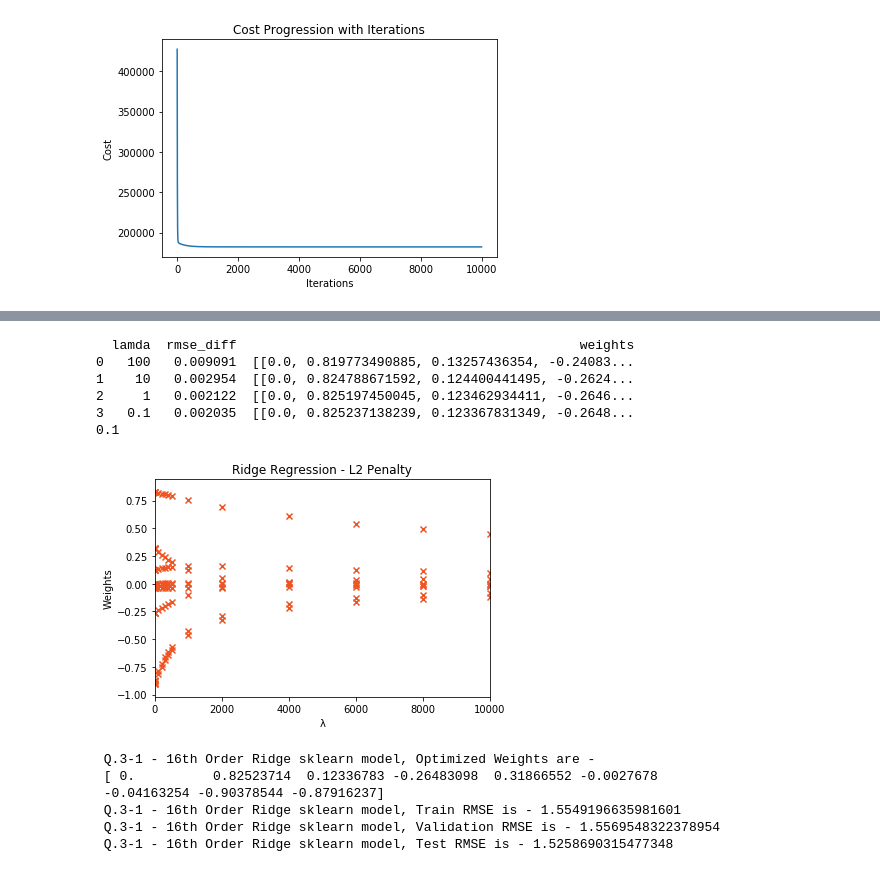
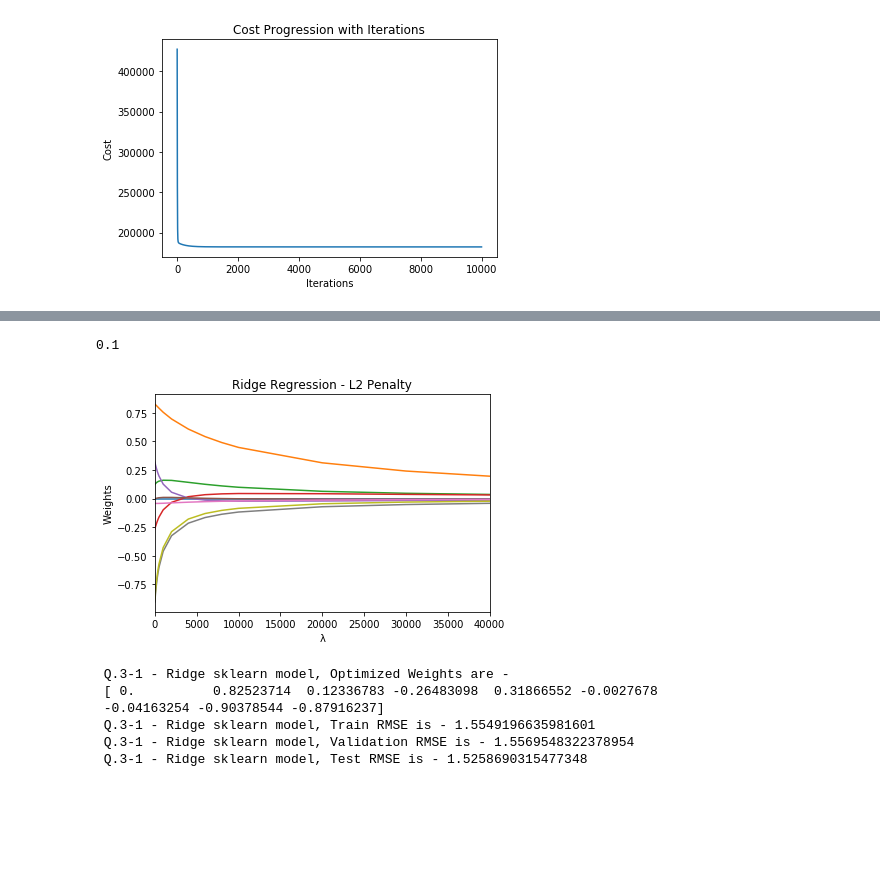
Before and after one commit to MeenakshiParyani/Polynomial-Regression, a Jupyter notebook: Polynomial-Regression.ipynb, the cells around one changed output, grey strips where cells are left out. Drawn from its saved outputs; the diff is of its cells as text; code cells hidden in the pictures; blank space fills up the shorter version.

```diff
--- a/Polynomial-Regression.ipynb
+++ b/Polynomial-Regression.ipynb
@@ -419,5 +421,14 @@ plotCostHistory(costsTrain)
  Q.2-4 - 16th Order Polynomial Regression, Train RMSE is - 182186.96772281028
  Q.2-4 - 16th Order Polynomial Regression, Test RMSE is - 187160.48006343946
 [figure]
+# %%
+def plotWeightsWithL2Penalty(x, y, title, xlimit):
+    plt.ylabel('Weights');
+    plt.xlabel('λ');
+    plt.title(title)
+    ax = plt.gca()
+    ax.plot(x, y)
+    plt.xlim( (0, xlimit) )
+    plt.show()
 # %%
 # Q.2-5 16th Order Ridge Polynomal Regression with Test, Train and Validation data
@@ -496,24 +495,24 @@ plotCostHistory(costsTrain)
 df = data2;
 X_train, X_val, X_test, y_train, y_val, y_test = split_data_test_train_val(df[['sqft_living']], df[['price']])
 
-lamdas = [10000, 8000, 6000, 4000, 2000, 1000, 500, 400, 300, 200, 100, 10, 1, 0.1 ]
+lamdas =  [10000, 9000, 8000, 7000, 6000, 5000, 4000, 3000, 2000, 1000, 500, 400, 300, 200, 100, 10, 1, 0.1 ]
 betas = []
 scores = pd.DataFrame(columns=['lamda','rmse_diff', 'weights'])
 i=0
 for l in lamdas:
     XTrain, YTrain, betaTrain, rmseTrain = sklearn_ridge_polynomial_regression(pd.concat([X_train, y_train], axis=1), 16, 'sqft_living', 'price', True, l, False, '')
-    betas.append(betaTrain)
+    betas.append(betaTrain.ravel())
     XVal, YVal, betaVal, rmseVal = sklearn_ridge_polynomial_regression(pd.concat([X_val, y_val], axis=1), 16, 'sqft_living', 'price', True, l, False, '')
-    if(l <=100):
+    if(l <=100 and l>=0.1):
         scores.loc[i] = pd.Series({'lamda':l, 'rmse_diff':abs(rmseTrain-rmseVal), 'weights' : betaTrain})
         i=i+1
 least_rmse_comb = scores['rmse_diff'].idxmin()
-print(scores)
+#print(scores)
 lam = scores.iloc[[least_rmse_comb]]['lamda'][least_rmse_comb]
-print(lam)
+#print(lam)
 XTrain, YTrain, betaTrain, rmseTrain = sklearn_ridge_polynomial_regression(pd.concat([X_train, y_train], axis=1), 16, 'sqft_living', 'price', True, lam, True, ' Train Data')
 XVal, YVal, betaVal, rmseVal = sklearn_ridge_polynomial_regression(pd.concat([X_val, y_val], axis=1), 16, 'sqft_living', 'price', True, lam, True, ' Validation data')
-plotWeightsWithL2Penalty(lamdas, betas, 'Ridge Regression - L2 Penalty', 10000)
+plotWeightsWithL2Penalty(lamdas,betas, 'Ridge Regression - L2 Penalty', 10000)
 
 dfTest = pd.concat([X_test, y_test], axis=1)
 dfTest = generatePolynomialInput(dfTest, 16, 'sqft_living')
@@ -548,21 +541,21 @@ print(" Q.2-6 - 16th Order Ridge sklearn model, " + colored('Test RMSE is - ' +
 df = data2;
 X_train, X_val, X_test, y_train, y_val, y_test = split_data_test_train_val(df[['sqft_living']], df[['price']])
 
-lamdas = [10000, 8000, 6000, 4000, 2000, 1000, 500, 400, 300, 200, 100, 10, 1, 0.1 ]
+lamdas = [10000, 9000, 8000, 7000, 6000, 5000, 4000, 3000, 2000, 1000, 500, 400, 300, 200, 100, 10, 1, 0.1 ]
 betas = []
 scores = pd.DataFrame(columns=['lamda','rmse_diff', 'weights'])
 i=0
 for l in lamdas:
     XTrain, YTrain, betaTrain, rmseTrain = sklearn_lasso_polynomial_regression(pd.concat([X_train, y_train], axis=1), 16, 'sqft_living', 'price', True, l, False, '')
-    betas.append(betaTrain)
+    betas.append(np.asarray(betaTrain).ravel())
     XVal, YVal, betaVal, rmseVal = sklearn_lasso_polynomial_regression(pd.concat([X_val, y_val], axis=1), 16, 'sqft_living', 'price', True, l, False, '')
     if(l <=100):
         scores.loc[i] = pd.Series({'lamda':l, 'rmse_diff':abs(rmseTrain-rmseVal), 'weights' : betaTrain})
         i=i+1
 least_rmse_comb = scores['rmse_diff'].idxmin()
 lam = scores.iloc[[least_rmse_comb]]['lamda'][least_rmse_comb]
-print(lam)
-print(scores)
+#print(lam)
+#print(scores)
 XTrain, YTrain, betaTrain, rmseTrain = sklearn_lasso_polynomial_regression(pd.concat([X_train, y_train], axis=1),
                                                     16, 'sqft_living', 'price', True, lam, True, ' Train Data')
 XVal, YVal, betaVal, rmseVal = sklearn_lasso_polynomial_regression(pd.concat([X_val, y_val], axis=1),
@@ -611,45 +598,40 @@ X_train, X_val, X_test, y_train, y_val, y_test = split_data_test_train_val(dfX,
 # %%
 # Q. 3-1 Multi Variate Ridge Regression SK learn - L2 Penalty
 X_train, X_val, X_test, y_train, y_val, y_test = split_data_test_train_val(dfX, dfY)
-lamdas = [10000, 8000, 6000, 4000, 2000, 1000, 500, 400, 300, 200, 100, 10, 1, 0.1 ]
+lamdas = [40000, 30000, 20000,10000, 8000, 6000, 4000, 2000, 1000, 500, 400, 300, 200, 100, 10, 1, 0.1 ]
 betas = []
 scores = pd.DataFrame(columns=['lamda','rmse_diff', 'weights'])
 i=0
 for l in lamdas:
     XTrain, YTrain, betaTrain, rmseTrain = sklearn_ridge_polynomial_regression(pd.concat([X_train, y_train], axis=1), None, '', 'price', False, l, False, '')
-    betas.append(betaTrain)
+    betas.append(np.array(betaTrain).ravel())
     XVal, YVal, betaVal, rmseVal = sklearn_ridge_polynomial_regression(pd.concat([X_val, y_val], axis=1), None, '', 'price', False, l, False, '')
     if(l <=100):
         scores.loc[i] = pd.Series({'lamda':l, 'rmse_diff':abs(rmseTrain-rmseVal), 'weights' : betaTrain})
         i=i+1
 least_rmse_comb = scores['rmse_diff'].idxmin()
-print(scores)
+#print(scores)
 lam = scores.iloc[[least_rmse_comb]]['lamda'][least_rmse_comb]
 print(lam)
 XTrain, YTrain, betaTrain, rmseTrain = sklearn_ridge_polynomial_regression(pd.concat([X_train, y_train], axis=1), None, '', 'price', False, lam, False, ' Train Data')
 XVal, YVal, betaVal, rmseVal = sklearn_ridge_polynomial_regression(pd.concat([X_val, y_val], axis=1), None, '', 'price', False, lam, False, ' Validation data')
-plotWeightsWithL2Penalty(lamdas, betas, 'Ridge Regression - L2 Penalty', 10000)
+plotWeightsWithL2Penalty(lamdas, betas, 'Ridge Regression - L2 Penalty', 40000)
 
 X_test, y_test = normalizeData(pd.concat([X_test, y_test], axis=1), False ,'', 'price')
 rmseTest = get_rmse_l2(np.matrix(X_test), np.matrix(y_test), betaTrain.T, lam)
-print(" Q.3-1 - 16th Order Ridge sklearn model, Optimized Weights are -\n", betaTrain.ravel())
-print(" Q.3-1 - 16th Order Ridge sklearn model, " + colored('Train RMSE is - ' + str(rmseTrain), 'green'))
-print(" Q.3-1 - 16th Order Ridge sklearn model, " + colored('Validation RMSE is - ' + str(rmseVal), 'green'))
-print(" Q.3-1 - 16th Order Ridge sklearn model, " + colored('Test RMSE is - ' + str(rmseTest), 'green'))
+print(" Q.3-1 - Ridge sklearn model, Optimized Weights are -\n", betaTrain.ravel())
+print(" Q.3-1 - Ridge sklearn model, " + colored('Train RMSE is - ' + str(rmseTrain), 'green'))
+print(" Q.3-1 - Ridge sklearn model, " + colored('Validation RMSE is - ' + str(rmseVal), 'green'))
+print(" Q.3-1 - Ridge sklearn model, " + colored('Test RMSE is - ' + str(rmseTest), 'green'))
 # %% [output]
-  lamda  rmse_diff                                            weights
-0   100   0.009091  [[0.0, 0.819773490885, 0.13257436354, -0.24083...
-1    10   0.002954  [[0.0, 0.824788671592, 0.124400441495, -0.2624...
-2     1   0.002122  [[0.0, 0.825197450045, 0.123462934411, -0.2646...
-3   0.1   0.002035  [[0.0, 0.825237138239, 0.123367831349, -0.2648...
 0.1
-[figure, old version]
+[figure, new version]
- Q.3-1 - 16th Order Ridge sklearn model, Optimized Weights are -
+ Q.3-1 - Ridge sklearn model, Optimized Weights are -
  [ 0.          0.82523714  0.12336783 -0.26483098  0.31866552 -0.0027678
  -0.04163254 -0.90378544 -0.87916237]
- Q.3-1 - 16th Order Ridge sklearn model, Train RMSE is - 1.5549196635981601
- Q.3-1 - 16th Order Ridge sklearn model, Validation RMSE is - 1.5569548322378954
- Q.3-1 - 16th Order Ridge sklearn model, Test RMSE is - 1.5258690315477348
+ Q.3-1 - Ridge sklearn model, Train RMSE is - 1.5549196635981601
+ Q.3-1 - Ridge sklearn model, Validation RMSE is - 1.5569548322378954
+ Q.3-1 - Ridge sklearn model, Test RMSE is - 1.5258690315477348
 # %%
 # Q. 3-2 Multi Variate Lasso Regression SK learn - L1 Penalty
 X_train, X_val, X_test, y_train, y_val, y_test = split_data_test_train_val(dfX, dfY)
```
Also changed, not shown: parts of 11 cells of this notebook.
